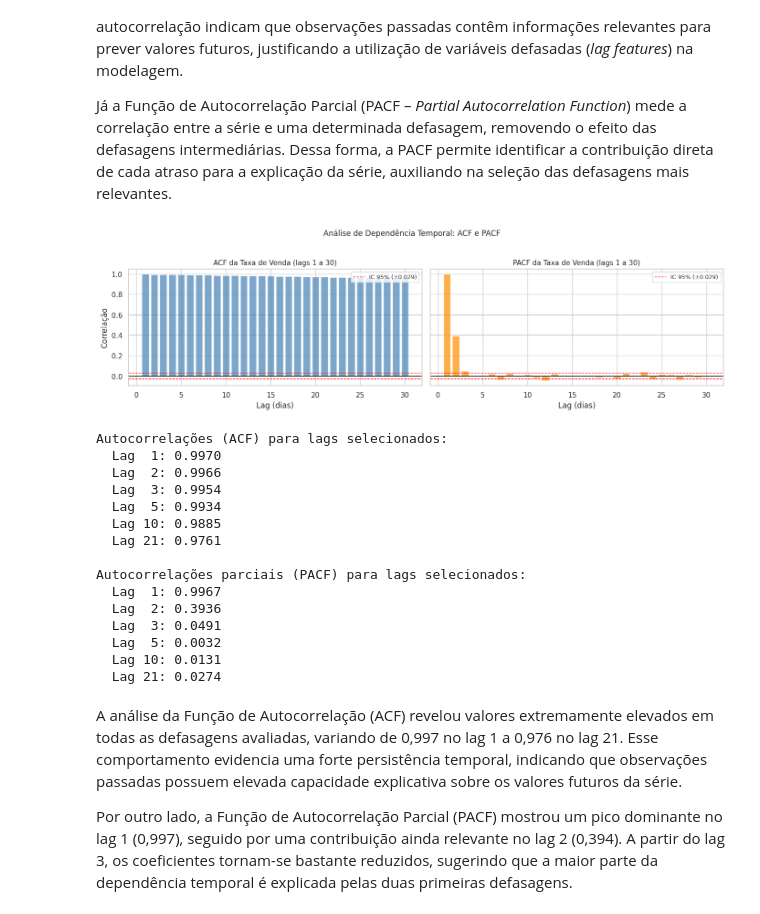
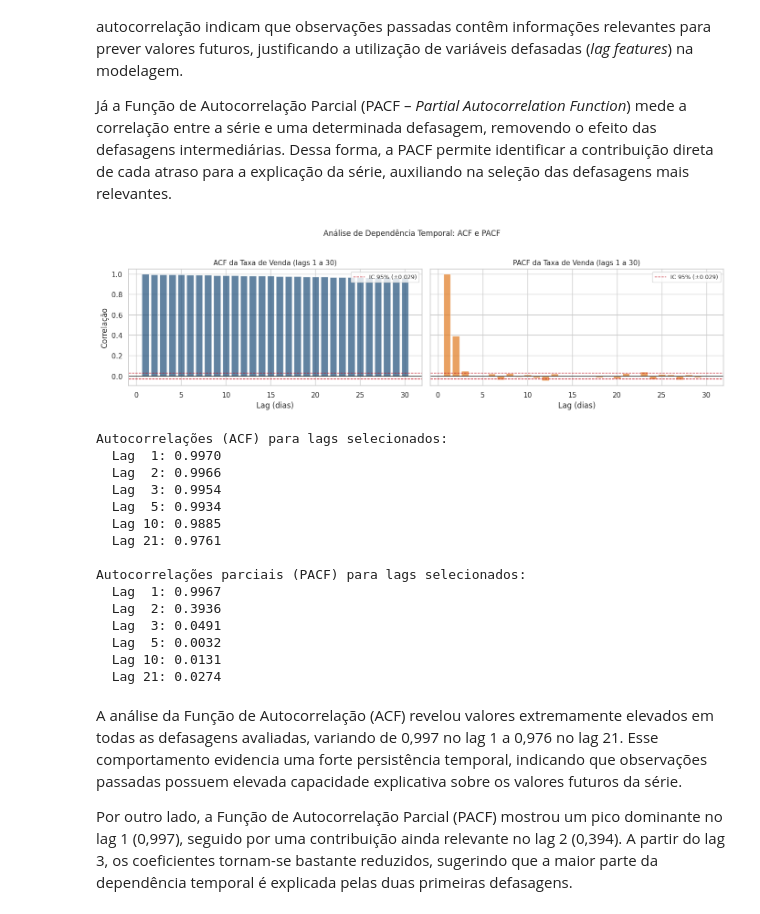
Before and after one commit to marciomocellin/machine-learning-tesouro-direto, a Jupyter notebook: MVP_Machine_Learning_Tesouro_Direto.ipynb, the cells around one changed output. Cells and saved outputs as stored; diff of their text form; code cells hidden in the pictures.

```diff
--- a/MVP_Machine_Learning_Tesouro_Direto.ipynb
+++ b/MVP_Machine_Learning_Tesouro_Direto.ipynb
@@ -74,7 +74,16 @@ import warnings
 import time
 
 warnings.filterwarnings('ignore')
-sns.set_theme(style='whitegrid', palette='husl')
+
+# Paleta consistente para todas as visualizações
+COLOR_PRIMARY = '#1f4e79'     # Azul principal
+COLOR_SECONDARY = '#e07a1f'   # Laranja de contraste
+COLOR_ACCENT = '#2a9d8f'      # Verde para destaque
+COLOR_ALERT = '#c1121f'       # Vermelho para corte/limites
+COLOR_NEUTRAL = '#6c757d'     # Cinza para baseline
+COLOR_DARK = '#2f2f2f'
+
+sns.set_theme(style='whitegrid', palette=[COLOR_PRIMARY, COLOR_SECONDARY, COLOR_ACCENT])
 pd.set_option('display.max_columns', None)
 pd.set_option('display.float_format', '{:.4f}'.format)
 
@@ -399,42 +404,42 @@ acf_values = acf(serie, nlags=max_lag)[1:]
 pacf_values = pacf(serie, nlags=max_lag, method='ywm')[1:]
 
 fig, axes = plt.subplots(1, 2, figsize=(14, 4), sharey=True)
 
 # ACF
 ax = axes[0]
-ax.bar(range(1, max_lag + 1), acf_values, color='steelblue', alpha=0.7)
-ax.axhline(0, color='black', linewidth=0.8)
+ax.bar(range(1, max_lag + 1), acf_values, color=COLOR_PRIMARY, alpha=0.7)
+ax.axhline(0, color=COLOR_DARK, linewidth=0.8)
 ci = 1.96 / np.sqrt(len(serie))
-ax.axhline(ci, color='red', linestyle='--', linewidth=1, label=f'IC 95% (±{ci:.3f})')
-ax.axhline(-ci, color='red', linestyle='--', linewidth=1)
+ax.axhline(ci, color=COLOR_ALERT, linestyle='--', linewidth=1, label=f'IC 95% (±{ci:.3f})')
+ax.axhline(-ci, color=COLOR_ALERT, linestyle='--', linewidth=1)
 ax.set_title('ACF da Taxa de Venda (lags 1 a 30)', fontsize=11)
 ax.set_xlabel('Lag (dias)')
 ax.set_ylabel('Correlação')
 ax.legend(fontsize=9)
 
 # PACF
 ax = axes[1]
-ax.bar(range(1, max_lag + 1), pacf_values, color='darkorange', alpha=0.7)
-ax.axhline(0, color='black', linewidth=0.8)
-ax.axhline(ci, color='red', linestyle='--', linewidth=1, label=f'IC 95% (±{ci:.3f})')
-ax.axhline(-ci, color='red', linestyle='--', linewidth=1)
+ax.bar(range(1, max_lag + 1), pacf_values, color=COLOR_SECONDARY, alpha=0.7)
+ax.axhline(0, color=COLOR_DARK, linewidth=0.8)
+ax.axhline(ci, color=COLOR_ALERT, linestyle='--', linewidth=1, label=f'IC 95% (±{ci:.3f})')
+ax.axhline(-ci, color=COLOR_ALERT, linestyle='--', linewidth=1)
 ax.set_title('PACF da Taxa de Venda (lags 1 a 30)', fontsize=11)
 ax.set_xlabel('Lag (dias)')
 ax.legend(fontsize=9)
 
 plt.suptitle('Análise de Dependência Temporal: ACF e PACF', fontsize=12, y=1.03)
 plt.tight_layout()
 plt.show()
 
 print('Autocorrelações (ACF) para lags selecionados:')
 for lag in [1, 2, 3, 5, 10, 21]:
     print(f'  Lag {lag:2d}: {serie.autocorr(lag=lag):.4f}')
 
 print('\nAutocorrelações parciais (PACF) para lags selecionados:')
 for lag in [1, 2, 3, 5, 10, 21]:
     print(f'  Lag {lag:2d}: {pacf_values[lag-1]:.4f}')
 # %% [output]
-[figure, old version]
+[figure, new version]
 Autocorrelações (ACF) para lags selecionados:
   Lag  1: 0.9970
   Lag  2: 0.9966
```
Also changed, not shown: parts of 18 cells of this notebook.
